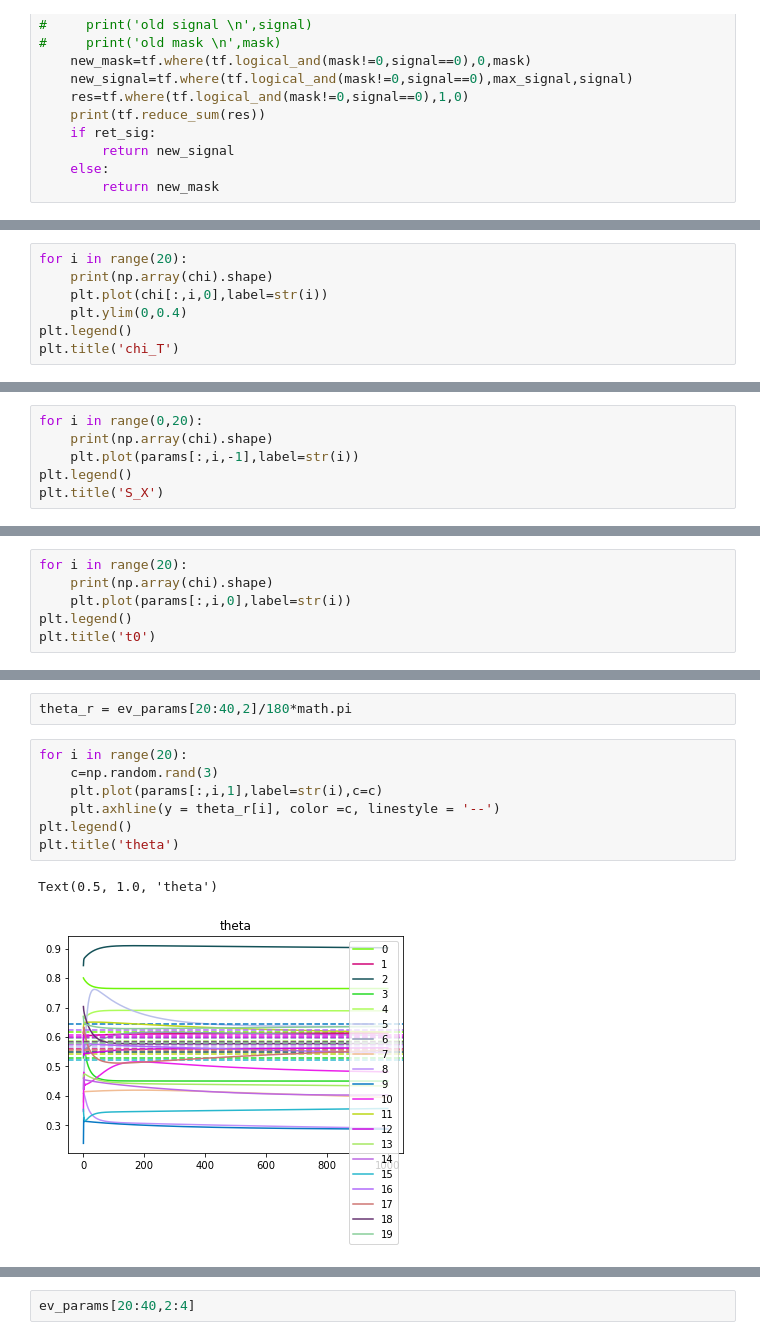
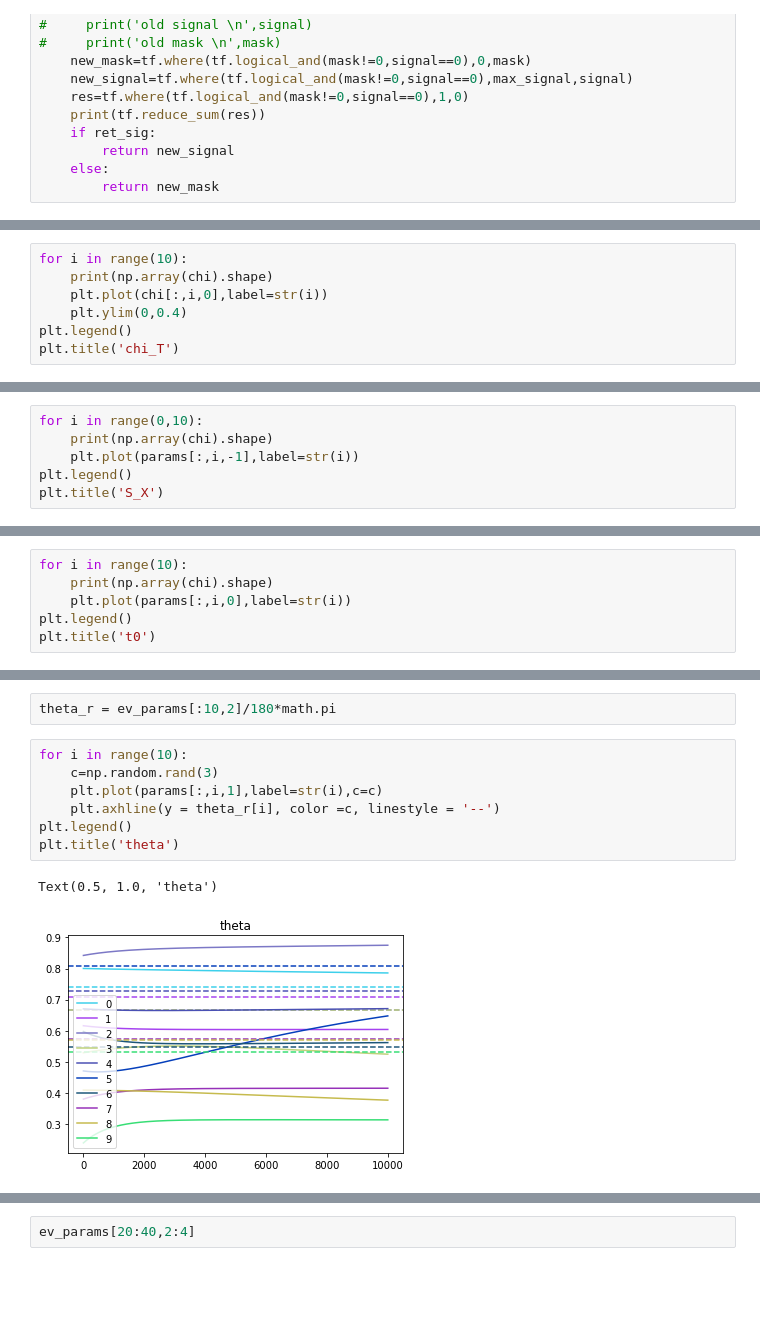
Before and after one commit to fitagdinov/Telescope_Array, a Jupyter notebook: Parameters_all/Notebooks/rewrite_reconstruction.ipynb, the cells around one changed output, grey strips where cells are left out. Saved outputs shown, nothing was run; the diff lists cells and outputs as text; blank space fills up the shorter version.

```diff
--- a/Parameters_all/Notebooks/rewrite_reconstruction.ipynb
+++ b/Parameters_all/Notebooks/rewrite_reconstruction.ipynb
@@ -474,5 +479,5 @@ plt.grid()
 # %%
-for i in range(20):
+for i in range(10):
     print(np.array(chi).shape)
     plt.plot(chi[:,i,0],label=str(i))
     plt.ylim(0,0.4)
@@ -504,5 +499,5 @@ Text(0.5, 1.0, 'chi_T')
 # %%
-for i in range(0,20):
+for i in range(0,10):
     print(np.array(chi).shape)
     plt.plot(params[:,i,-1],label=str(i))
 plt.legend()
@@ -533,5 +518,5 @@ Text(0.5, 1.0, 'S_X')
 # %%
-for i in range(20):
+for i in range(10):
     print(np.array(chi).shape)
     plt.plot(params[:,i,0],label=str(i))
 plt.legend()
@@ -562,15 +537,15 @@ Text(0.5, 1.0, 't0')
 # %%
-theta_r = ev_params[20:40,2]/180*math.pi
+theta_r = ev_params[:10,2]/180*math.pi
 # %%
-for i in range(20):
+for i in range(10):
     c=np.random.rand(3)
     plt.plot(params[:,i,1],label=str(i),c=c)
     plt.axhline(y = theta_r[i], color =c, linestyle = '--')
 plt.legend()
 plt.title('theta')
 # %% [output]
 Text(0.5, 1.0, 'theta')
-[figure, old version]
+[figure, new version]
 # %%
 for i in range(10):
     plt.plot(params[:,i,2],label=str(i))
```
Also changed, not shown: parts of 11 cells of this notebook, 1 other file.
